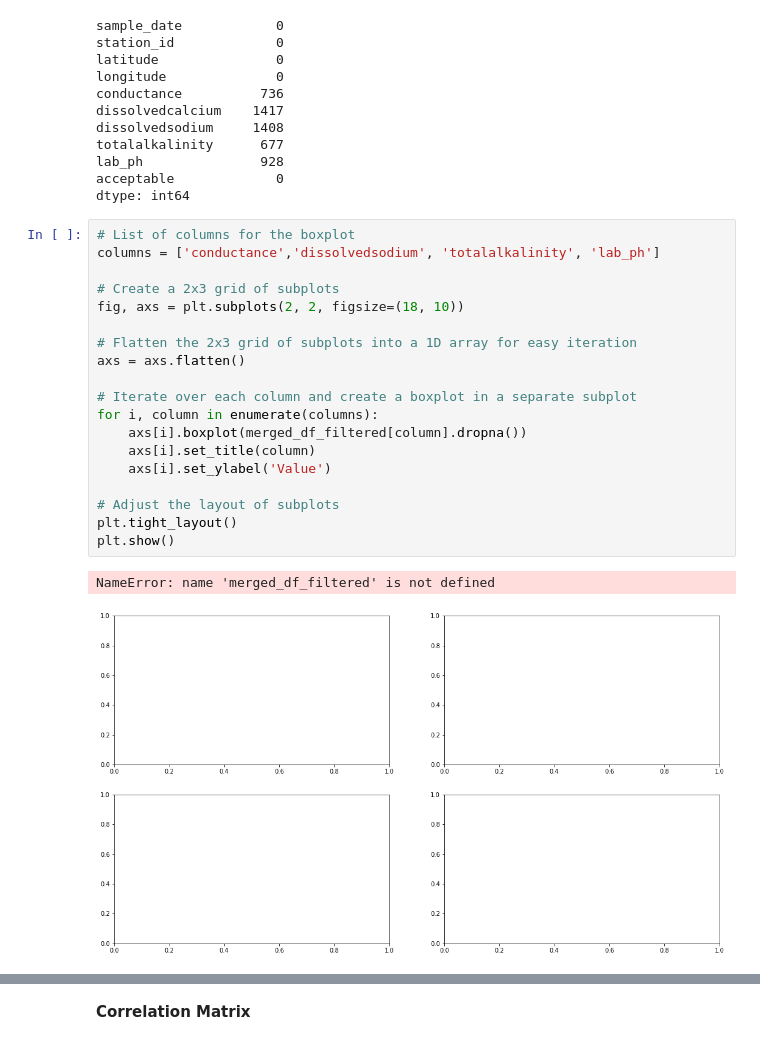
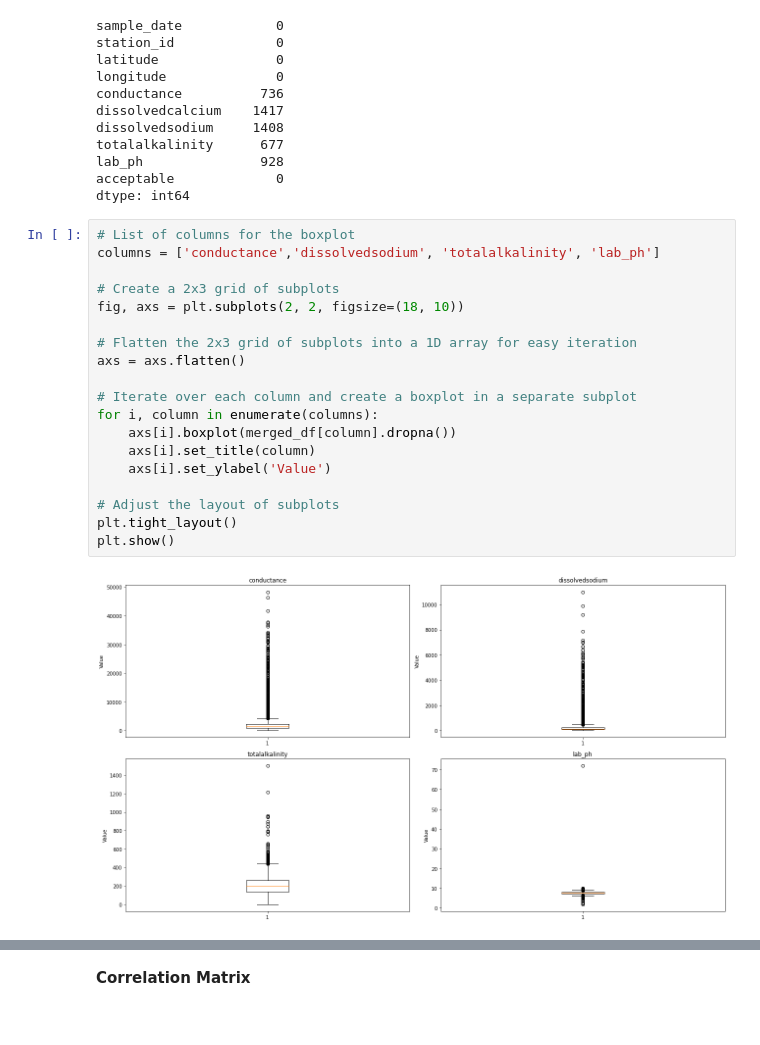
Before and after one commit to vickyvanderwagt/Identifying-Optimal-Location-for-San-Diego-Water-Treatment-Plant, a Jupyter notebook: ADS508-Updated Code with Map and Model Evaluation Metrics.ipynb, the cells around one changed output, grey strips where cells are left out. Drawn from its saved outputs; the diff is of its cells as text.

```diff
--- a/ADS508-Updated Code with Map and Model Evaluation Metrics.ipynb
+++ b/ADS508-Updated Code with Map and Model Evaluation Metrics.ipynb
@@ -1499,25 +1471,24 @@ dtype: int64
 # %%
 # List of columns for the boxplot
 columns = ['conductance','dissolvedsodium', 'totalalkalinity', 'lab_ph']
 
 # Create a 2x3 grid of subplots
 fig, axs = plt.subplots(2, 2, figsize=(18, 10))
 
 # Flatten the 2x3 grid of subplots into a 1D array for easy iteration
 axs = axs.flatten()
 
 # Iterate over each column and create a boxplot in a separate subplot
 for i, column in enumerate(columns):
-    axs[i].boxplot(merged_df_filtered[column].dropna())
+    axs[i].boxplot(merged_df[column].dropna())
     axs[i].set_title(column)
     axs[i].set_ylabel('Value')
 
 # Adjust the layout of subplots
 plt.tight_layout()
 plt.show()
 # %% [output]
-NameError: name 'merged_df_filtered' is not defined
-[figure, old version]
+[figure, new version]
 # %%
 #there was a random datapoint out of san diego county
 merged_df = merged_df[merged_df['latitude'] <= 34]
```
Also changed, not shown: parts of 21 cells of this notebook.
